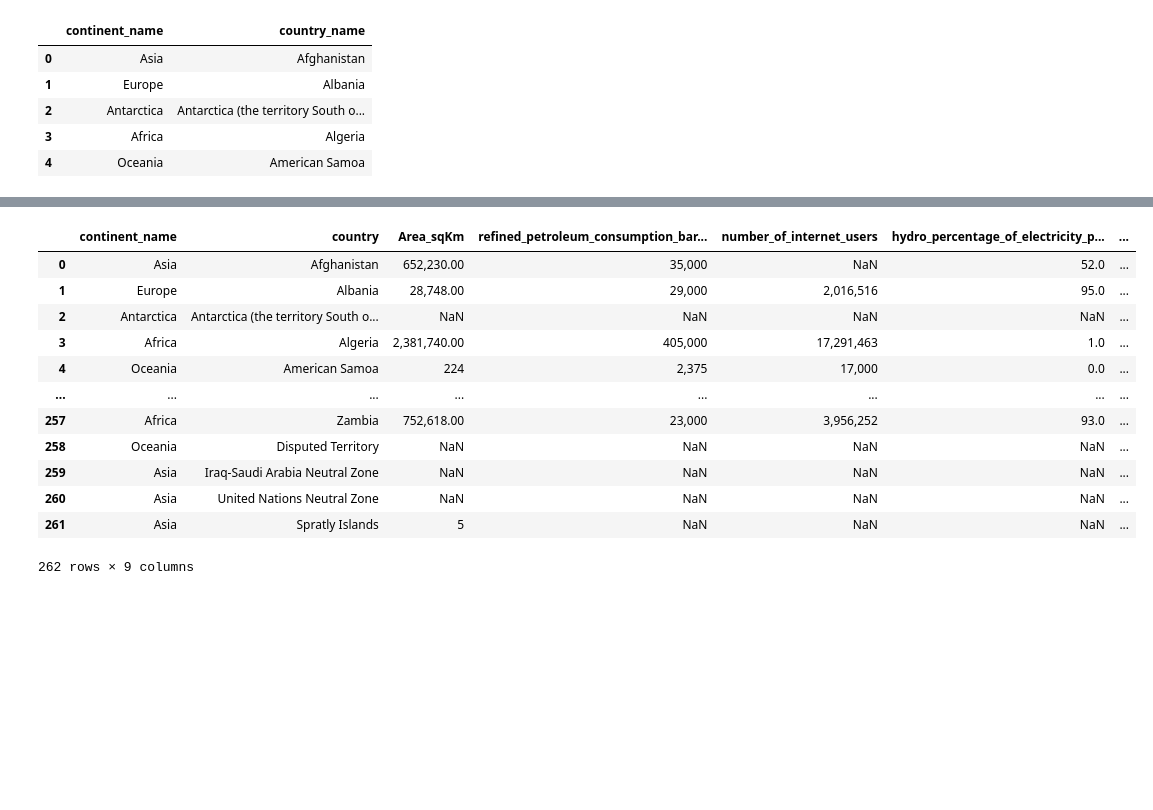
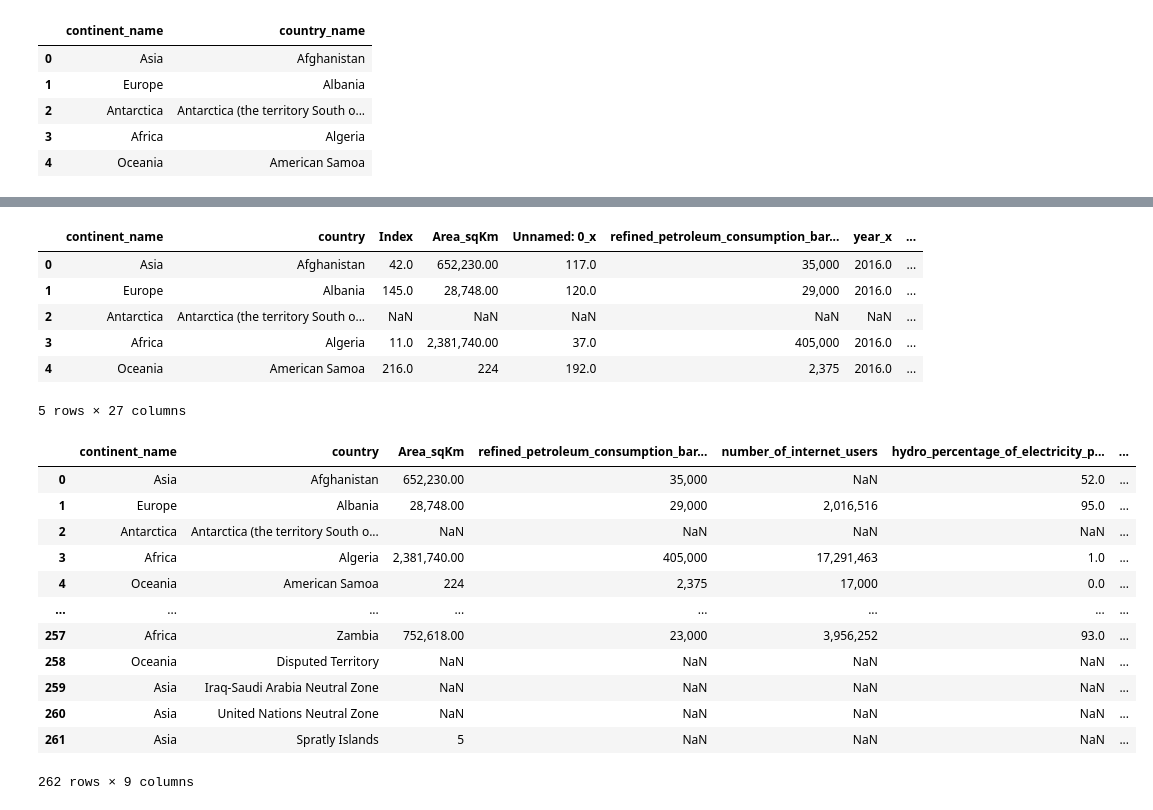
Before and after one commit to Silkways/CIA-Project, a Jupyter notebook: cia_notebook_gus.ipynb, the cells around one changed output, grey strips where cells are left out. Saved outputs shown, nothing was run; the diff lists cells and outputs as text; code cells hidden in the pictures; blank space fills up the shorter version.

```diff
--- a/cia_notebook_gus.ipynb
+++ b/cia_notebook_gus.ipynb
@@ -83,31 +84,24 @@ mili_df.head()
 # %%
 base_df.rename(columns = {'country_name':'Country'}, inplace = True)
 df1 = base_df.merge(area_df, on = 'Country', how = 'left')
 
 df1.rename(columns = {'Country':'country'}, inplace = True)
 df2 = df1.merge(petrol_df, on = 'country', how = 'left')
 df3 = df2.merge(users_df, on = 'country', how = 'left')
 df4 = df3.merge(hydro_df, on = 'country', how = 'left')
 df5 = df4.merge(nuclear_df, on = 'country', how = 'left')
 df6 = df5.merge(otherrenew_df, on = 'country', how = 'left')
 mili_df.rename(columns = {'COUNTRY':'country'}, inplace = True)
 df7 = df6.merge(mili_df, on = 'country', how = 'left')
-mili_df.rename(columns = {'% OF GDP':'mili_exp_%_gdp'}, inplace = True)
 
+mili_df.head()
 
-final_df = df7[['continent_name','country','Area_sqKm','refined_petroleum_consumption_barrels_per_day','number_of_internet_users', 'hydro_percentage_of_electricity_production','nuclear_percentage_of_electricity_production', 'other_renewable_percentage_of_electricity_production','mili_exp_%_gdp']].copy()
-final_df
+df7.head()
 # %% [output]
-|  | continent_name | country | Area_sqKm | refined_petroleum_consumption_bar... | number_of_internet_users | hydro_percentage_of_electricity_p... | ... |
-| 0 | Asia | Afghanistan | 652,230.00 | 35,000 | NaN | 52.0 | ... |
-| 1 | Europe | Albania | 28,748.00 | 29,000 | 2,016,516 | 95.0 | ... |
-| 2 | Antarctica | Antarctica (the territory South o... | NaN | NaN | NaN | NaN | ... |
-| 3 | Africa | Algeria | 2,381,740.00 | 405,000 | 17,291,463 | 1.0 | ... |
-| 4 | Oceania | American Samoa | 224 | 2,375 | 17,000 | 0.0 | ... |
-| ... | ... | ... | ... | ... | ... | ... | ... |
-| 257 | Africa | Zambia | 752,618.00 | 23,000 | 3,956,252 | 93.0 | ... |
-| 258 | Oceania | Disputed Territory | NaN | NaN | NaN | NaN | ... |
-| 259 | Asia | Iraq-Saudi Arabia Neutral Zone | NaN | NaN | NaN | NaN | ... |
-| 260 | Asia | United Nations Neutral Zone | NaN | NaN | NaN | NaN | ... |
-| 261 | Asia | Spratly Islands | 5 | NaN | NaN | NaN | ... |
+|  | continent_name | country | Index | Area_sqKm | Unnamed: 0_x | refined_petroleum_consumption_bar... | year_x | ... |
+| 0 | Asia | Afghanistan | 42.0 | 652,230.00 | 117.0 | 35,000 | 2016.0 | ... |
+| 1 | Europe | Albania | 145.0 | 28,748.00 | 120.0 | 29,000 | 2016.0 | ... |
+| 2 | Antarctica | Antarctica (the territory South o... | NaN | NaN | NaN | NaN | NaN | ... |
+| 3 | Africa | Algeria | 11.0 | 2,381,740.00 | 37.0 | 405,000 | 2016.0 | ... |
+| 4 | Oceania | American Samoa | 216.0 | 224 | 192.0 | 2,375 | 2016.0 | ... |
-262 rows × 9 columns
+5 rows × 27 columns
@@ -119,0 +108,17 @@ final_df
+# %%
+final_df = df7[['continent_name','country','Area_sqKm','refined_petroleum_consumption_barrels_per_day','number_of_internet_users', 'hydro_percentage_of_electricity_production','nuclear_percentage_of_electricity_production', 'other_renewable_percentage_of_electricity_production','mili_exp_%_gdp']].copy()
+final_df
+# %% [output]
+|  | continent_name | country | Area_sqKm | refined_petroleum_consumption_bar... | number_of_internet_users | hydro_percentage_of_electricity_p... | ... |
+| 0 | Asia | Afghanistan | 652,230.00 | 35,000 | NaN | 52.0 | ... |
+| 1 | Europe | Albania | 28,748.00 | 29,000 | 2,016,516 | 95.0 | ... |
+| 2 | Antarctica | Antarctica (the territory South o... | NaN | NaN | NaN | NaN | ... |
+| 3 | Africa | Algeria | 2,381,740.00 | 405,000 | 17,291,463 | 1.0 | ... |
+| 4 | Oceania | American Samoa | 224 | 2,375 | 17,000 | 0.0 | ... |
+| ... | ... | ... | ... | ... | ... | ... | ... |
+| 257 | Africa | Zambia | 752,618.00 | 23,000 | 3,956,252 | 93.0 | ... |
+| 258 | Oceania | Disputed Territory | NaN | NaN | NaN | NaN | ... |
+| 259 | Asia | Iraq-Saudi Arabia Neutral Zone | NaN | NaN | NaN | NaN | ... |
+| 260 | Asia | United Nations Neutral Zone | NaN | NaN | NaN | NaN | ... |
+| 261 | Asia | Spratly Islands | 5 | NaN | NaN | NaN | ... |
+262 rows × 9 columns
```
Also changed, not shown: parts of 7 cells of this notebook.
